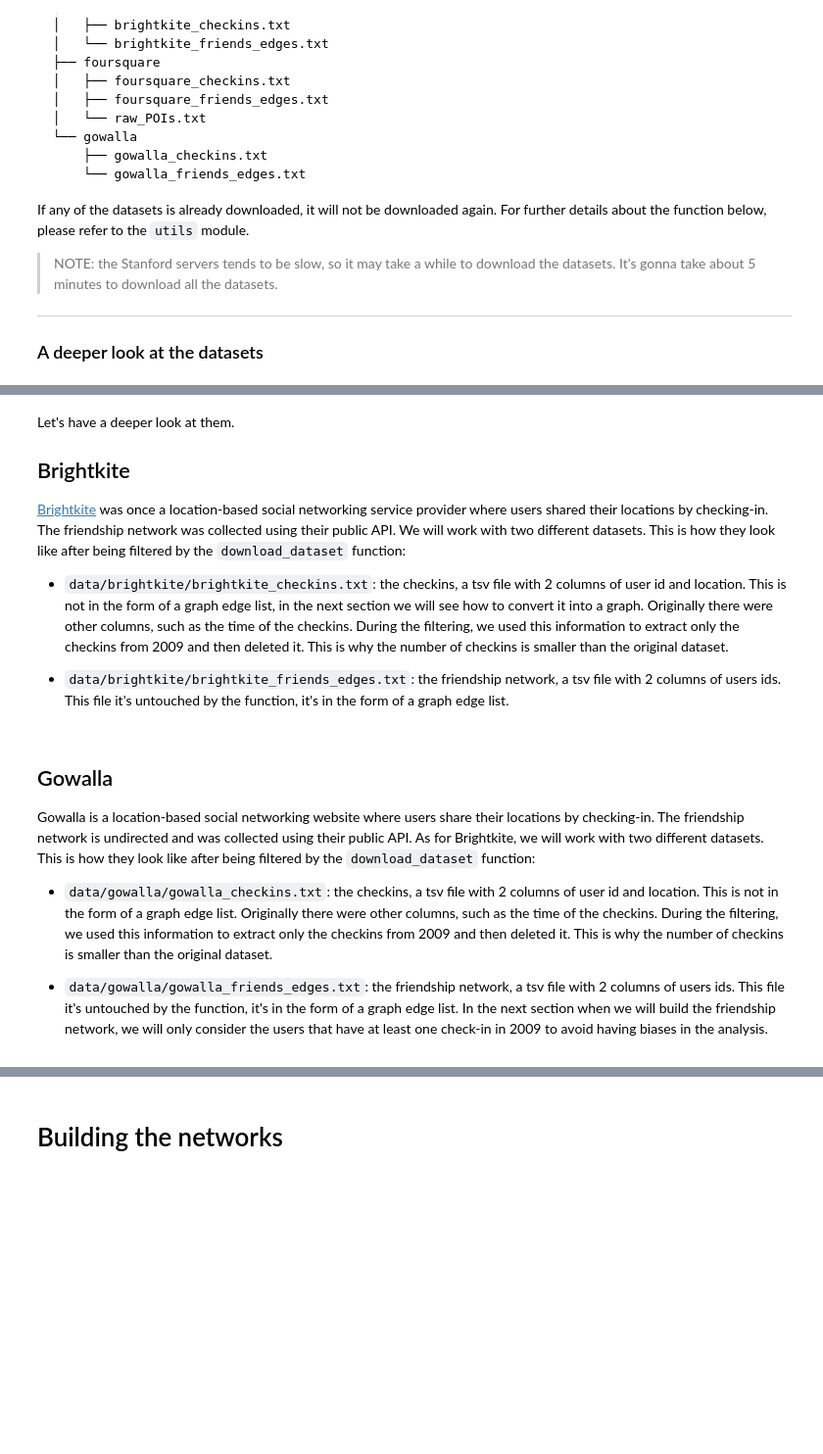
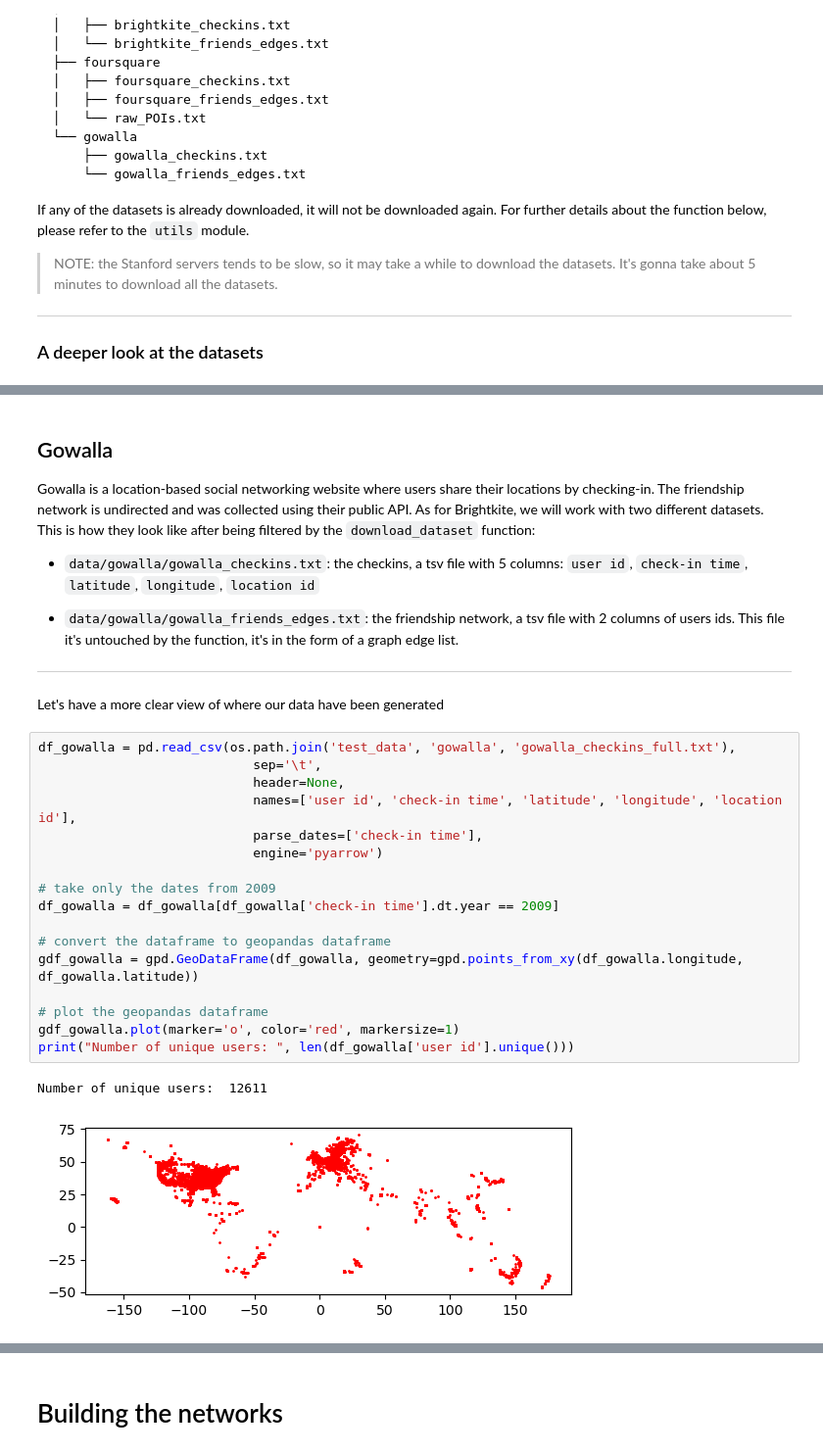
Before and after one commit to lukefleed/small-worlds, a Jupyter notebook: main.ipynb, the cells around one changed output, grey strips where cells are left out. Shown at 98% size. Cells and saved outputs as stored; diff of their text form; blank space fills up the shorter version.

Commit message:
various fixes. Download still broken

```diff
--- a/main.ipynb
+++ b/main.ipynb
@@ -156,18 +259,32 @@ download_datasets()
 # %% [markdown]
-Let's have a deeper look at them.
+## Gowalla
 
-## Brightkite
+Gowalla is a location-based social networking website where users share their locations by checking-in. The friendship network is undirected and was collected using their public API. As for Brightkite, we will work with two different datasets. This is how they look like after being filtered by the `download_dataset` function:
 
-[Brightkite](http://www.brightkite.com/) was once a location-based social networking service provider where users shared their locations by checking-in. The friendship network was collected using their public API. We will work with two different datasets. This is how they look like after being filtered by the `download_dataset` function:
+- `data/gowalla/gowalla_checkins.txt`: the checkins,  a tsv file with 5 columns: `user id`, `check-in time`, `latitude`, `longitude`, `location id`
 
-- `data/brightkite/brightkite_checkins.txt`: the checkins, a tsv file with 2 columns of user id and location. This is not in the form of a graph edge list, in the next section we will see how to convert it into a graph. Originally there were other columns, such as the time of the checkins. During the filtering, we used this information to extract only the checkins from 2009 and then deleted it. This is why the number of checkins is smaller than the original dataset.
+- `data/gowalla/gowalla_friends_edges.txt`: the friendship network, a tsv file with 2 columns of users ids. This file it's untouched by the function, it's in the form of a graph edge list.
 
-- `data/brightkite/brightkite_friends_edges.txt`: the friendship network, a tsv file with 2 columns of users ids. This file it's untouched by the function, it's in the form of a graph edge list.
+---
+
+Let's have a more clear view of where our data have been generated
-# %% [markdown]
-## Gowalla
-
-Gowalla is a location-based social networking website where users share their locations by checking-in. The friendship network is undirected and was collected using their public API. As for Brightkite, we will work with two different datasets. This is how they look like after being filtered by the `download_dataset` function:
-
-- `data/gowalla/gowalla_checkins.txt`: the checkins, a tsv file with 2 columns of user id and location. This is not in the form of a graph edge list. Originally there were other columns, such as the time of the checkins. During the filtering, we used this information to extract only the checkins from 2009 and then deleted it. This is why the number of checkins is smaller than the original dataset.
-
-- `data/gowalla/gowalla_friends_edges.txt`: the friendship network, a tsv file with 2 columns of users ids. This file it's untouched by the function, it's in the form of a graph edge list. In the next section when we will build the friendship network, we will only consider the users that have at least one check-in in 2009 to avoid having biases in the analysis.
+# %%
+df_gowalla = pd.read_csv(os.path.join('test_data', 'gowalla', 'gowalla_checkins_full.txt'),
+                            sep='\t',
+                            header=None,
+                            names=['user id', 'check-in time', 'latitude', 'longitude', 'location id'],
+                            parse_dates=['check-in time'],
+                            engine='pyarrow')
+
+# take only the dates from 2009
+df_gowalla = df_gowalla[df_gowalla['check-in time'].dt.year == 2009]
+
+# convert the dataframe to geopandas dataframe
+gdf_gowalla = gpd.GeoDataFrame(df_gowalla, geometry=gpd.points_from_xy(df_gowalla.longitude, df_gowalla.latitude))
+
+# plot the geopandas dataframe
+gdf_gowalla.plot(marker='o', color='red', markersize=1)
+print("Number of unique users: ", len(df_gowalla['user id'].unique()))
+# %% [output]
+Number of unique users:  12611
+[figure, added]
```
Also changed, not shown: parts of 38 cells of this notebook, 12 other files.
